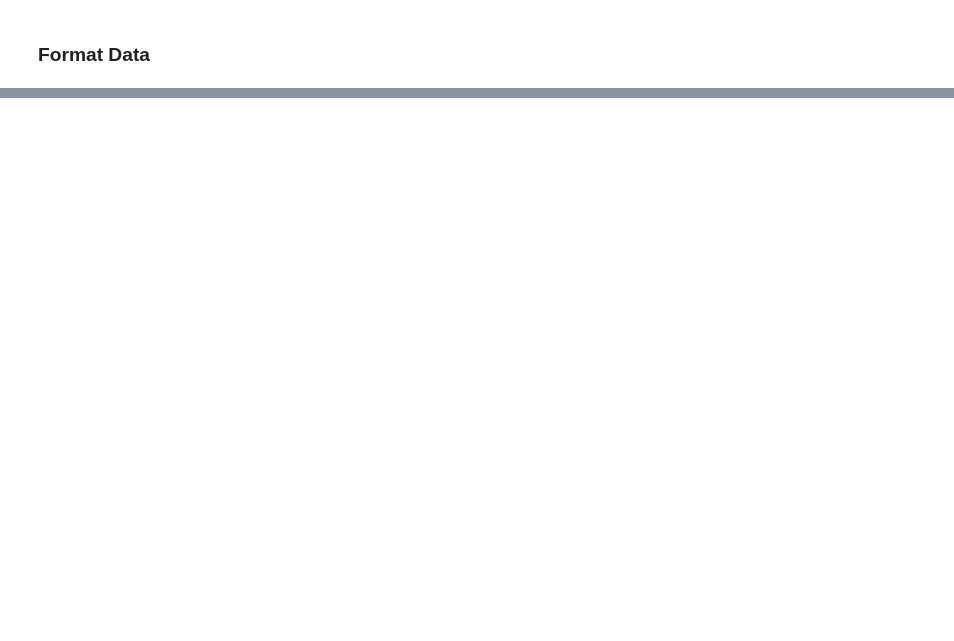
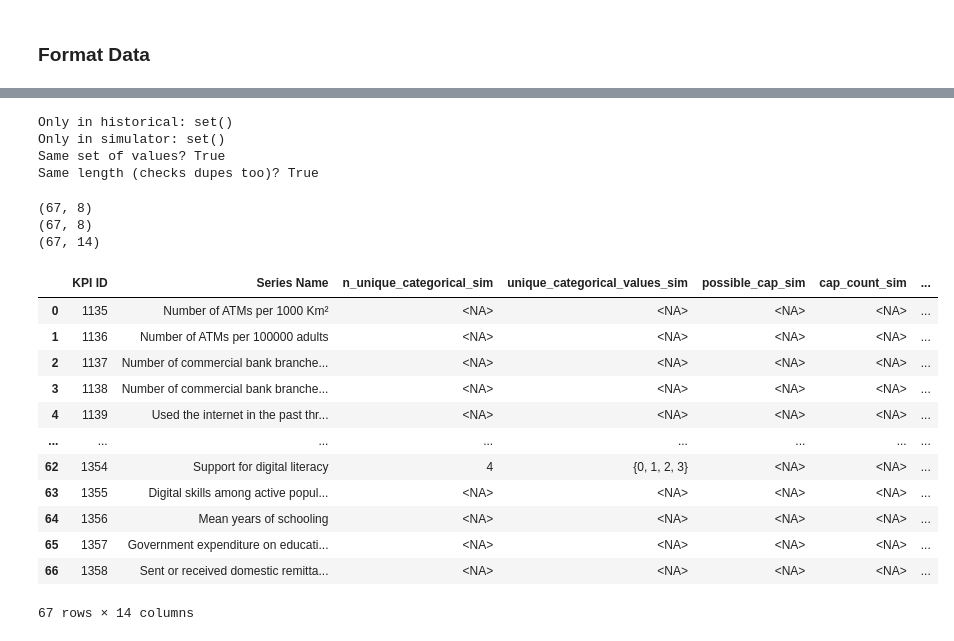
Before and after one commit to apanlili/un, a Jupyter notebook: Data Quality/Discover_cap_floor_discrepancy.ipynb, the cells around one changed output, grey strips where cells are left out. Cells and saved outputs as stored; diff of their text form; code cells hidden in the pictures; blank space fills up the shorter version.

```diff
--- a/Data Quality/Discover_cap_floor_discrepancy.ipynb
+++ b/Data Quality/Discover_cap_floor_discrepancy.ipynb
@@ -114,0 +224,43 @@ historical_kpi_cap_floor[int_cols_hist] = historical_kpi_cap_floor[int_cols_hist
+# %%
+historical_kpi_list = historical_kpi_joined['KPI ID'].tolist()
+simulator_list = simulator_joined['KPI ID'].tolist()
+
+hist_set = set(historical_kpi_list)
+sim_set = set(simulator_list)
+
+only_in_historical = hist_set - sim_set
+only_in_simulator = sim_set - hist_set
+
+print('Only in historical:', only_in_historical)
+print('Only in simulator:', only_in_simulator)
+print('Same set of values?', hist_set == sim_set)
+print('Same length (checks dupes too)?', len(historical_kpi_list) == len(simulator_list))
+# %% [output]
+Only in historical: set()
+Only in simulator: set()
+Same set of values? True
+Same length (checks dupes too)? True
+# %%
+print(historical_kpi_joined.shape)
+print(simulator_joined.shape)
+
+sim_hist_joined = simulator_joined.merge(historical_kpi_joined.drop(columns='Series Name'), how='left', on='KPI ID')
+print(sim_hist_joined.shape)
+sim_hist_joined
+# %% [output]
+(67, 8)
+(67, 8)
+(67, 14)
+|  | KPI ID | Series Name | n_unique_categorical_sim | unique_categorical_values_sim | possible_cap_sim | cap_count_sim | ... |
+| 0 | 1135 | Number of ATMs per 1000 Km² | <NA> | <NA> | <NA> | <NA> | ... |
+| 1 | 1136 | Number of ATMs per 100000 adults | <NA> | <NA> | <NA> | <NA> | ... |
+| 2 | 1137 | Number of commercial bank branche... | <NA> | <NA> | <NA> | <NA> | ... |
+| 3 | 1138 | Number of commercial bank branche... | <NA> | <NA> | <NA> | <NA> | ... |
+| 4 | 1139 | Used the internet in the past thr... | <NA> | <NA> | <NA> | <NA> | ... |
+| ... | ... | ... | ... | ... | ... | ... | ... |
+| 62 | 1354 | Support for digital literacy | 4 | {0, 1, 2, 3} | <NA> | <NA> | ... |
+| 63 | 1355 | Digital skills among active popul... | <NA> | <NA> | <NA> | <NA> | ... |
+| 64 | 1356 | Mean years of schooling | <NA> | <NA> | <NA> | <NA> | ... |
+| 65 | 1357 | Government expenditure on educati... | <NA> | <NA> | <NA> | <NA> | ... |
+| 66 | 1358 | Sent or received domestic remitta... | <NA> | <NA> | <NA> | <NA> | ... |
+67 rows × 14 columns
```
Also changed, not shown: parts of 10 cells of this notebook, 1 other file.
